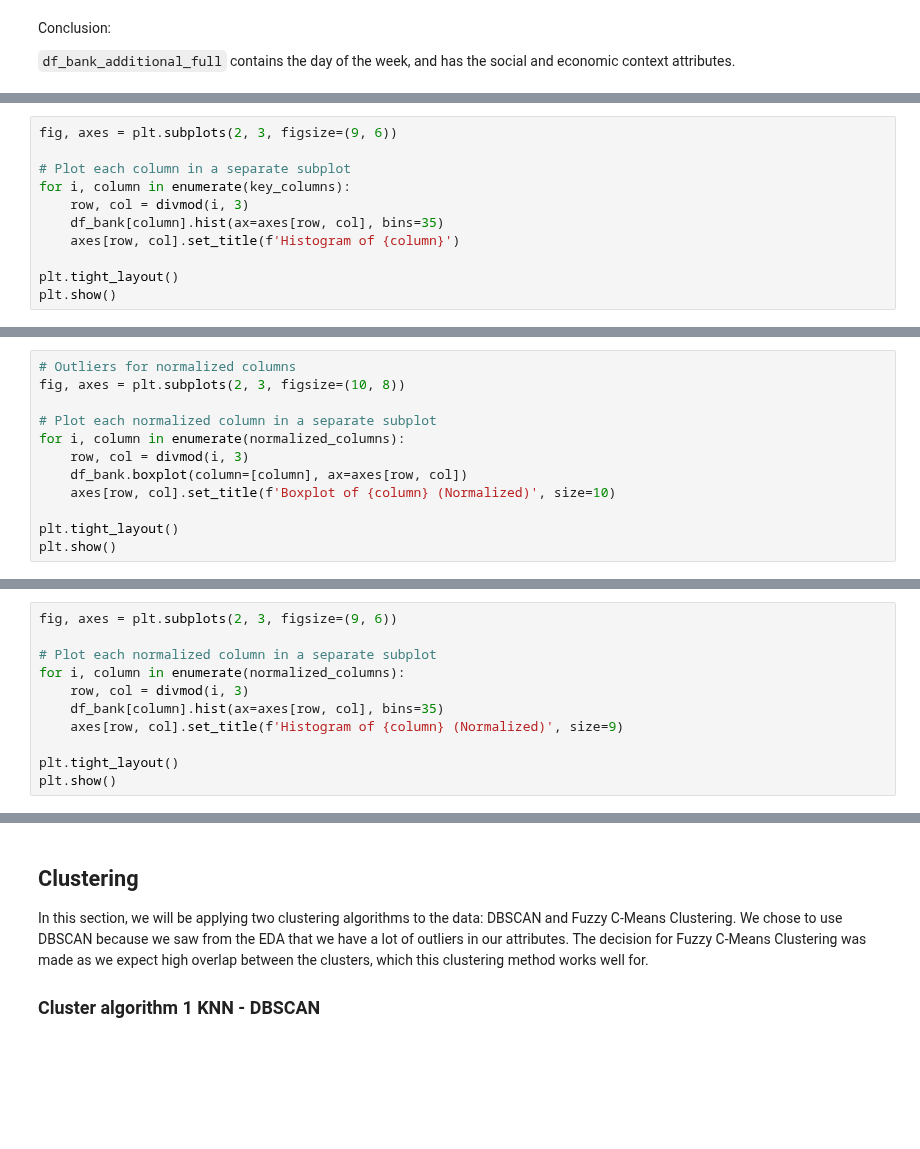
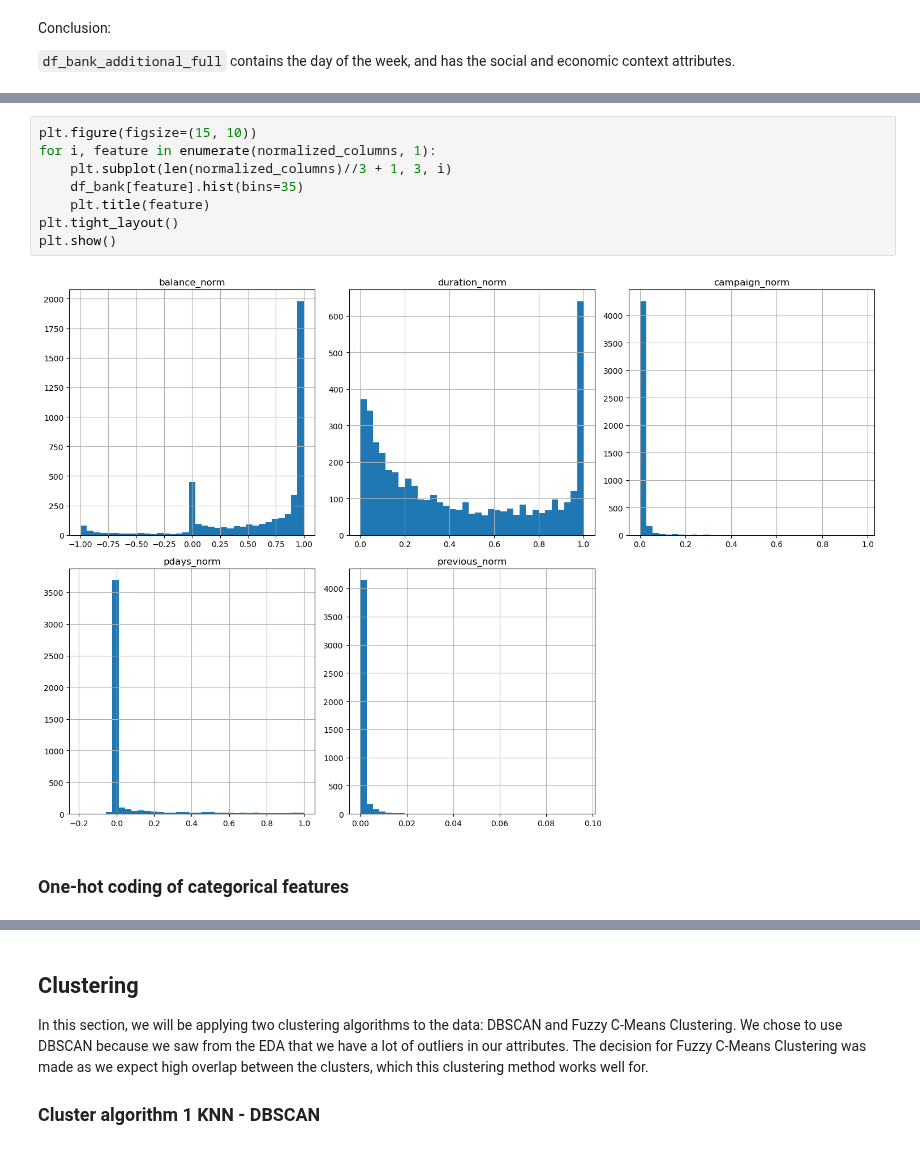
Before and after one commit to DSBE-Semester-A/DataMining, a Jupyter notebook: Assignment2/Assignment_2.ipynb, the cells around one changed output, grey strips where cells are left out. Saved outputs shown, nothing was run; the diff lists cells and outputs as text; blank space fills up the shorter version.

```diff
--- a/Assignment2/Assignment_2.ipynb
+++ b/Assignment2/Assignment_2.ipynb
@@ -132,11 +192,0 @@ max      871.000000    25.000000      NaN   NaN
-# %%
-fig, axes = plt.subplots(2, 3, figsize=(9, 6))
-
-# Plot each column in a separate subplot
-for i, column in enumerate(key_columns):
-    row, col = divmod(i, 3)
-    df_bank[column].hist(ax=axes[row, col], bins=35)
-    axes[row, col].set_title(f'Histogram of {column}')
-
-plt.tight_layout()
-plt.show()
@@ -171,12 +192,0 @@ print(df_bank[normalized_columns].head())
-# %%
-# Outliers for normalized columns
-fig, axes = plt.subplots(2, 3, figsize=(10, 8))
-
-# Plot each normalized column in a separate subplot
-for i, column in enumerate(normalized_columns):
-    row, col = divmod(i, 3)
-    df_bank.boxplot(column=[column], ax=axes[row, col])
-    axes[row, col].set_title(f'Boxplot of {column} (Normalized)', size=10)
-
-plt.tight_layout()
-plt.show()
@@ -185,11 +192,0 @@ plt.show()
-# %%
-fig, axes = plt.subplots(2, 3, figsize=(9, 6))
-
-# Plot each normalized column in a separate subplot
-for i, column in enumerate(normalized_columns):
-    row, col = divmod(i, 3)
-    df_bank[column].hist(ax=axes[row, col], bins=35)
-    axes[row, col].set_title(f'Histogram of {column} (Normalized)', size=9)
-
-plt.tight_layout()
-plt.show()
@@ -198 +193,13 @@ plt.show()
+# %%
+plt.figure(figsize=(15, 10))
+for i, feature in enumerate(normalized_columns, 1):
+    plt.subplot(len(normalized_columns)//3 + 1, 3, i)
+    df_bank[feature].hist(bins=35)
+    plt.title(feature)
+plt.tight_layout()
+plt.show()
+# %% [output]
+[figure, added]
+# %% [markdown]
+### One-hot coding of categorical features
 # %%
```
Also changed, not shown: parts of 34 cells of this notebook.
